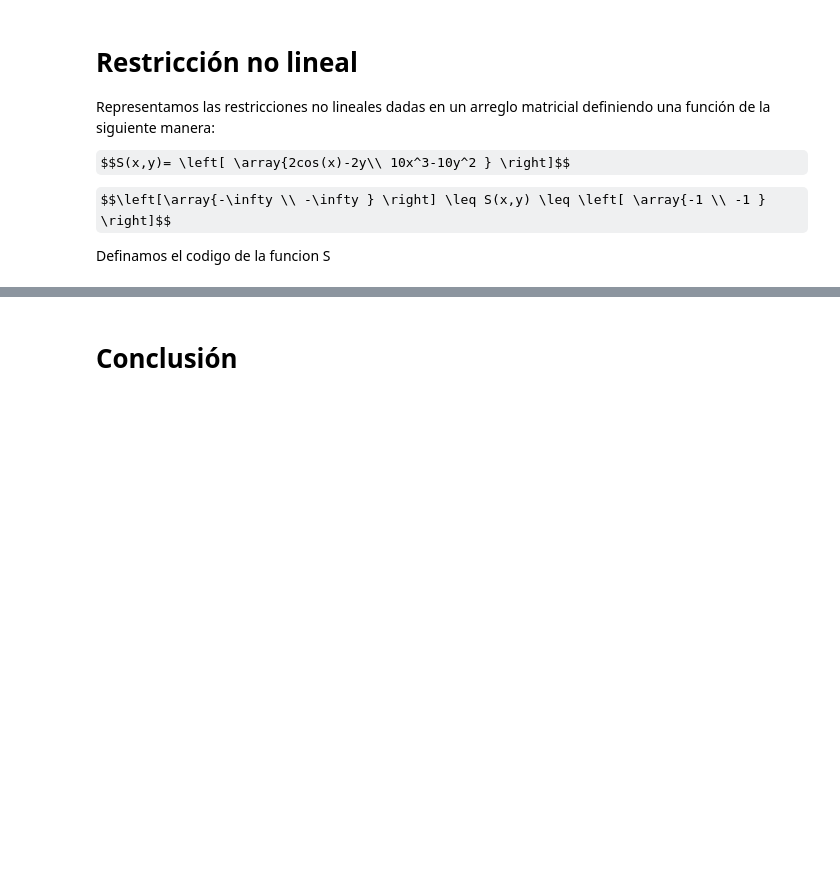
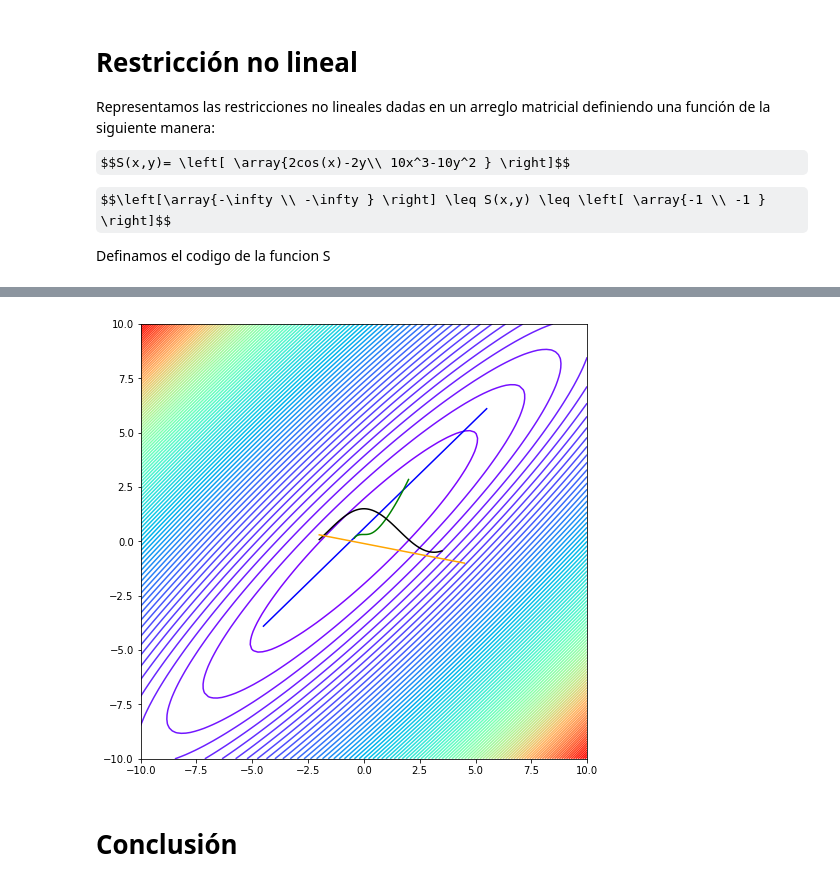
Before and after one commit to bankros/OPTIMIZACI-N-1, a Jupyter notebook: proyecto_3.ipynb, the cells around one changed output, grey strips where cells are left out. Saved outputs shown, nothing was run; the diff lists cells and outputs as text; code cells hidden in the pictures; some formulas as TeX source; blank space fills up the shorter version.

```diff
--- a/proyecto_3.ipynb
+++ b/proyecto_3.ipynb
@@ -212,0 +221,15 @@ Definamos el codigo de la funcion S
+# %%
+x1=[-5,3]
+liX1=[]
+liY1=[]
+liF1=[]
+
+def store1(X1,V1):
+    global liX1
+    global liY1
+    global liF1
+    x1, y1 = X1
+    liX.append(x1)
+    liY.append(y1)
+    liF.append(Matyas(X1))
+res = optimize.minimize(Matyas, x1, method='trust-constr', jac=Jf, hess=Hf, constraints=[Rlineal1, Rnolineal1] , bounds=COTAS)
@@ -213,3 +258,23 @@ Definamos el codigo de la funcion S
+# %%
+from math import sqrt
+#Haremos la gráfica nuevamente de la curva de nivel pero esta vez agregaremos los puntos guardados de la funcion store con las restricciones
+plt.figure(figsize=(8, 8))
+plt.contour(X, Y, Z, 100, cmap="rainbow")
+plt.plot(liX1,liY1,color='red') # cabe decir que esta son los puntos guardados en la funcion store
+
+
+## Restricciones
+s = np.linspace(-4.5, 5.5, 100)
+plt.plot(s,s+0.6, color='blue')
+w = np.linspace(-2, 2, 100)
+plt.plot(w, np.sqrt(w**3+0.1), color='green')
+f = np.linspace(-2, 3.5, 100)
+plt.plot(f,np.cos(f)+0.5, color='black')
+b = np.linspace(-2, 4.5, 100)
+plt.plot(b,-0.2*b-0.1, color='orange')
+plt.show()
+# %% [output]
+[figure, added]
 # %% [markdown]
 # Conclusión
 # %% [markdown]
```
Also changed, not shown: parts of 5 cells of this notebook.
